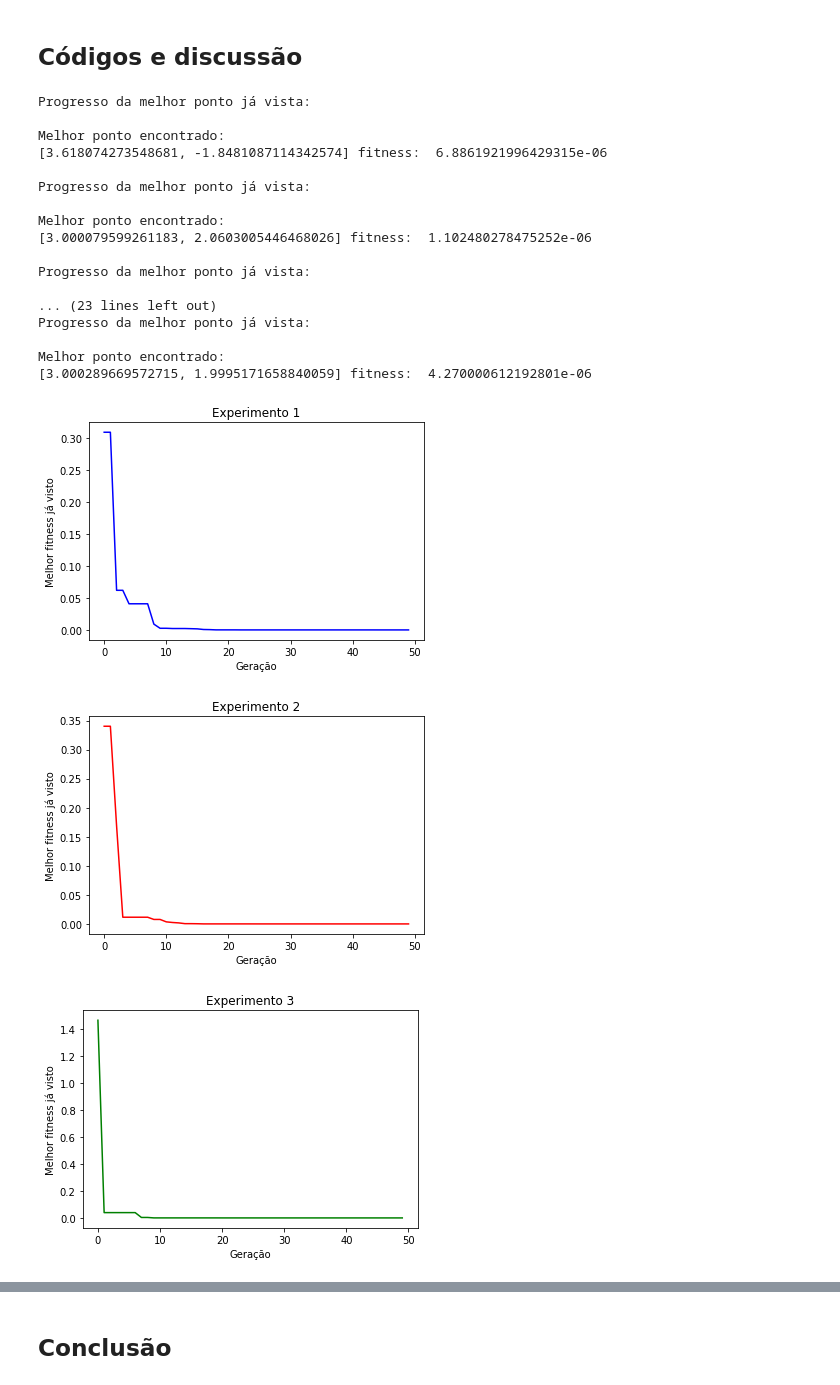
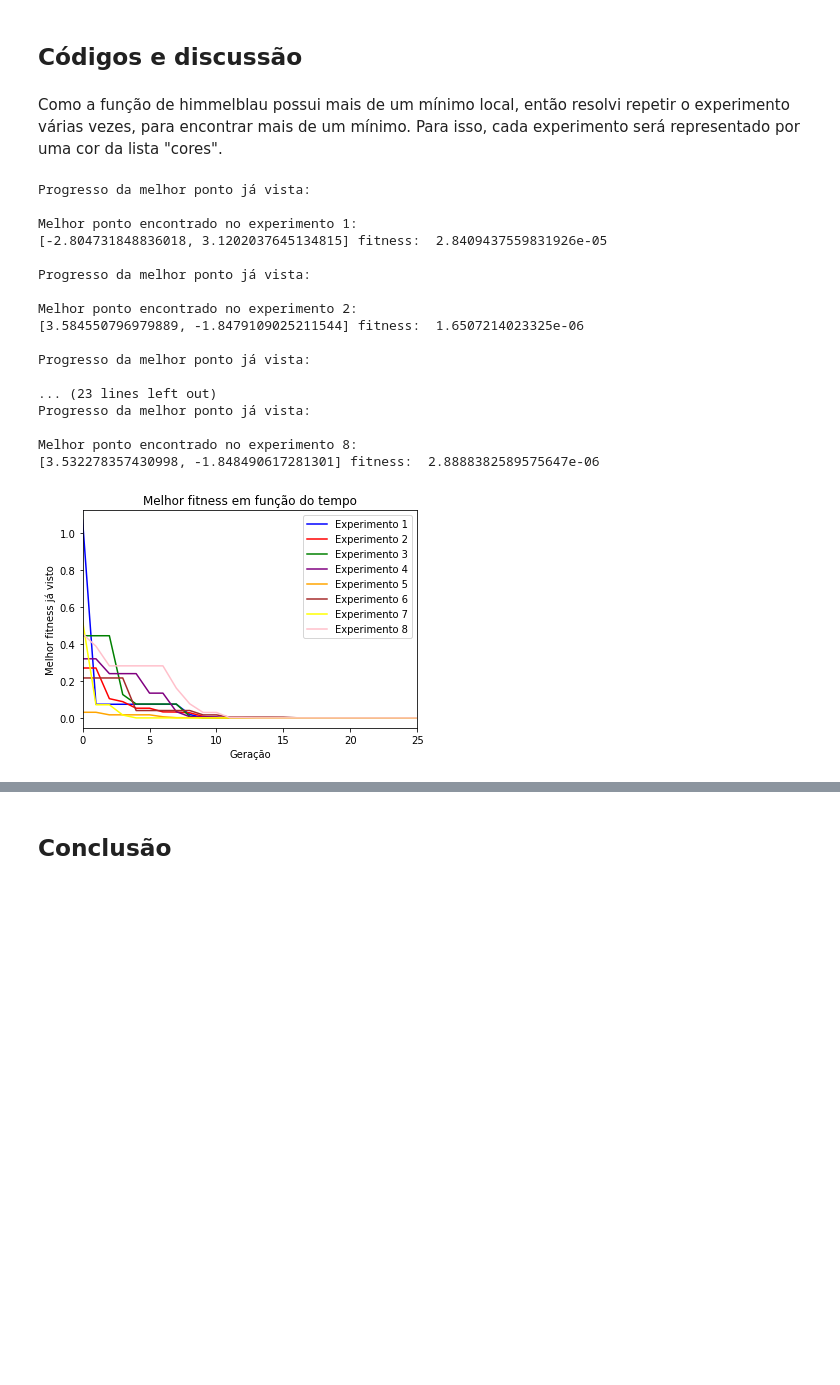
Before and after one commit to Karl-Marcos/Redes_Neurais_1S23, a Jupyter notebook: AlgoritmosGeneticos/experimento GA.06 - Himmelblau e sua funcao.ipynb, the cells around one changed output, grey strips where cells are left out. Drawn from its saved outputs; the diff is of its cells as text; code cells hidden in the pictures; blank space fills up the shorter version.

```diff
--- a/AlgoritmosGeneticos/experimento GA.06 - Himmelblau e sua funcao.ipynb
+++ b/AlgoritmosGeneticos/experimento GA.06 - Himmelblau e sua funcao.ipynb
@@ -32,7 +32,7 @@ import matplotlib.pyplot as plt; plt.style.use('seaborn-bright')
 # CONSTANTES
 
 # relacionadas à busca
-TAMANHO_POP = 1000
+TAMANHO_POP = 500
 CHANCE_CRUZAMENTO = 0.5
 CHANCE_MUTACAO = 0.05
 NUM_COMBATENTES_NO_TORNEIO = 3
@@ -61,11 +61,13 @@ def funcao_selecao(populacao, fitness):
 
 def funcao_mutacao(individuo):
     return mutacao_hb(individuo, STEP_MAXIMO)
+# %% [markdown]
+Como a função de himmelblau possui mais de um mínimo local, então resolvi repetir o experimento várias vezes, para encontrar mais de um mínimo. Para isso, cada experimento será representado por uma cor da lista "cores".
 # %%
 # listas para plotar as populações depois
 ex_pop_inicial = []
 ex_pop_final = []
-
+fig, ax = plt.subplots(1, 1)
 # Loop para repetir o experimento:
 for u in range(NUM_EXPERIMENTOS):
     populacao = cria_populacao_inicial(TAMANHO_POP, NUM_GENES)
@@ -103,45 +105,44 @@ for u in range(NUM_EXPERIMENTOS):
                 populacao[n] = funcao_mutacao(individuo)
         # melhor individuo já visto até agora
         fitness = funcao_objetivo_pop(populacao)
         lista_fitness_medio.append(np.average(fitness))
         menor_fitness = min(fitness)
         if menor_fitness < melhor_fitness_ja_visto:
             posicao = fitness.index(menor_fitness)
             melhor_individuo_ja_visto = populacao[posicao]
             melhor_fitness_ja_visto = menor_fitness
             # print(melhor_individuo_ja_visto, "- fitness:", melhor_fitness_ja_visto)
         lista_melhor_fitness.append(melhor_fitness_ja_visto)
     print()
-    print("Melhor ponto encontrado:")
+    print(f"Melhor ponto encontrado no experimento {u+1}:")
     print(melhor_individuo_ja_visto, "fitness: ", melhor_fitness_ja_visto)
     print()
 
-    fig, ax2 = plt.subplots(1, 1)
-    ax2.plot(range(len(lista_melhor_fitness)), lista_melhor_fitness, c=cores[u])
-    ax2.set_xlabel("Geração")
-    ax2.set_ylabel("Melhor fitness já visto")
-    ax2.set_title(f"Experimento {u+1}")
+    ax.plot(range(len(lista_melhor_fitness)), lista_melhor_fitness, c=cores[u], label = f"Experimento {u+1}")
+    ax.set_xlabel("Geração")
+    ax.set_ylabel("Melhor fitness já visto")
+    ax.set_title("Melhor fitness em função do tempo")
+    ax.set_xlim(0, 25)
+    ax.legend()
 
     ex_pop_inicial.append(populacao_inicial_plot)
     ex_pop_final.append(populacao)
 # %% [output]
 Progresso da melhor ponto já vista:
 
-Melhor ponto encontrado:
-[3.618074273548681, -1.8481087114342574] fitness:  6.8861921996429315e-06
+Melhor ponto encontrado no experimento 1:
+[-2.804731848836018, 3.1202037645134815] fitness:  2.8409437559831926e-05
 
 Progresso da melhor ponto já vista:
 
-Melhor ponto encontrado:
-[3.000079599261183, 2.0603005446468026] fitness:  1.102480278475252e-06
+Melhor ponto encontrado no experimento 2:
+[3.584550796979889, -1.8479109025211544] fitness:  1.6507214023325e-06
 
 Progresso da melhor ponto já vista:
 
 ... (23 lines left out)
 Progresso da melhor ponto já vista:
 
-Melhor ponto encontrado:
-[3.000289669572715, 1.9995171658840059] fitness:  4.270000612192801e-06
+Melhor ponto encontrado no experimento 8:
+[3.532278357430998, -1.848490617281301] fitness:  2.8888382589575647e-06
-[figure, old version]
+[figure, new version]
-[figure, removed]
-[figure, removed]
```
Also changed, not shown: parts of 3 cells of this notebook, 1 other file.
